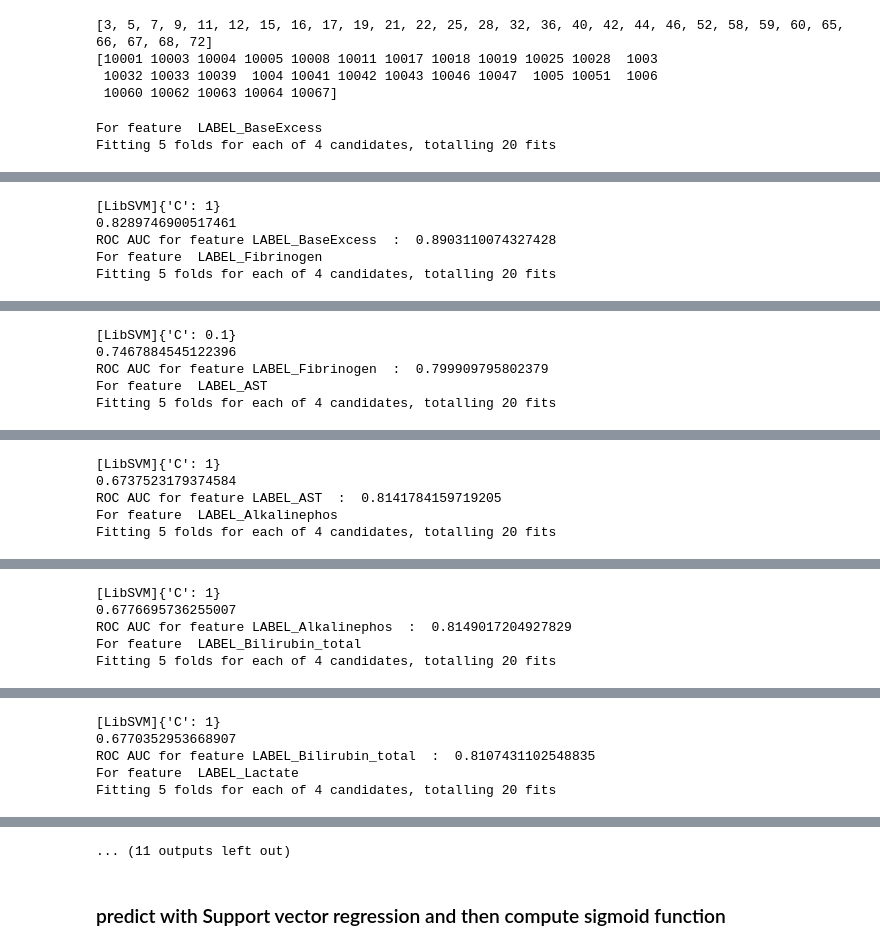
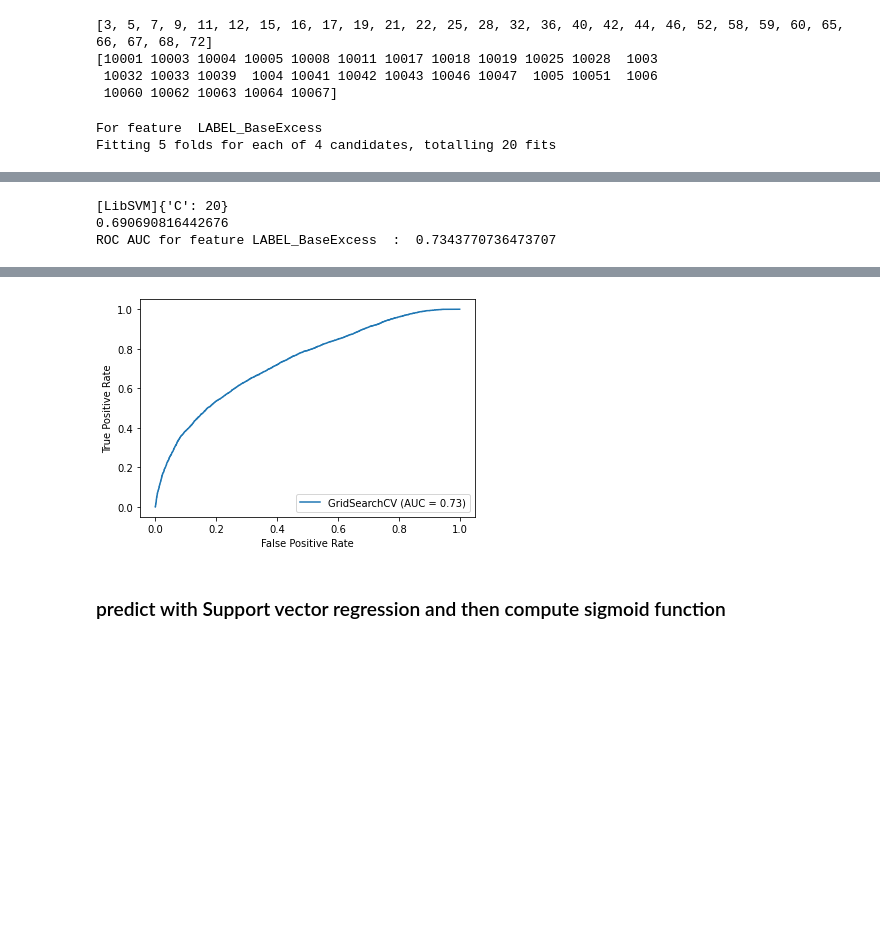
Before and after one commit to Ahmadrezauf/IntroToML, a Jupyter notebook: task_2/Ldt_task2.ipynb, the cells around one changed output, grey strips where cells are left out. Drawn from its saved outputs; the diff is of its cells as text; code cells hidden in the pictures; blank space fills up the shorter version.

```diff
--- a/task_2/Ldt_task2.ipynb
+++ b/task_2/Ldt_task2.ipynb
@@ -52,7 +52,8 @@ df_test_features = pd.read_csv('test_features.csv')
 ### Sorting labels
 # %%
 df_train_labels = df_train_labels.sort_values('pid')
-df_train_features = df_train_features.sort_values(['pid', 'Time'])
+df_train_features = df_train_features.sort_values('pid')
+df_test_features = df_test_features.sort_values('pid')
 
 # Droping time
 df_train_features = df_train_features.drop('Time', axis = 1)
@@ -182,7 +204,7 @@ def aggregation_technique(dat, variables, pids, vars_classes):
                 calculated_features.append(np.nanmax(data))
             else:
                 calculated_features.append(np.nanmean(data))
-                calculated_features.append(np.nanstd(data))
+#                 calculated_features.append(np.nanstd(data))
 
         aggregated_dataframe.append(calculated_features)
 
@@ -275,5 +315,5 @@ imputer = KNNImputer(n_neighbors= 10)
 df_test_agg_imputed_features = imputer.fit_transform(df_test_agg_features)
 # %%
 # scale test data
-min_max_scaler = preprocessing.RobustScaler()
+min_max_scaler = preprocessing.StandardScaler()
 data_test_scaled = min_max_scaler.fit_transform(df_test_agg_imputed_features)
@@ -285,7 +323,7 @@ pd.DataFrame(data_test_scaled).to_csv("./Results/dat_test_scaled.csv", index = F
 # %%
 # If want to run from here:
-data_train_scaled = pd.read_csv("./Results/dat_train_scaled.csv")
-data_test_scaled = pd.read_csv("./Results/dat_test_scaled.csv")
+# data_train_scaled = pd.read_csv("./Results/dat_train_scaled.csv")
+# data_test_scaled = pd.read_csv("./Results/dat_test_scaled.csv")
 # %% [markdown]
 ## Fit a model & Predict
 # %% [markdown]
@@ -303,31 +341,38 @@ print(test_pids[1:30])
 # first for the labels that have an output [0,1]
 columns_1 = [test_pids]
 
+from sklearn.utils import resample
 
 for i in range(1, 12):
 
     # feature selection
-    transformer =  GenericUnivariateSelect(score_func= f_classif, mode ='k_best', param=50)
+    transformer =  GenericUnivariateSelect(score_func= mutual_info_classif, mode ='k_best', param=50)
     train_features = pd.DataFrame(transformer.fit_transform(data_train_scaled, df_train_labels.iloc[:,i]))
     print("For feature ", df_train_labels.columns[i])
 #     print(df_train_agg_features.columns[transformer.get_support(indices = True)])
     test_features = pd.DataFrame(transformer.transform(data_test_scaled))
 
-#     values_1 = train_features.loc[df_train_labels[df_train_labels.columns[i]] == 1]
-#     values_0 = train_features.loc[df_train_labels[df_train_labels.columns[i]] == 0]
-#     values_0 = resample(values_0, replace = False, n_samples = values_1.shape[0])
-
-#     train_features = pd.concat([values_0, values_1])
-
-#     labels = np.repeat([0,1], values_0.shape[0])
 
     #clf = BaggingClassifier(SVC(kernel = 'poly', degree = 5, class_weight = 'balanced', verbose = True, C = 10))
-    clf_w = SVC(kernel = 'rbf', class_weight = 'balanced', verbose = 2)
+    clf_w = SVC(kernel = 'rbf', class_weight = {0:1,1:50}, verbose = 2)
 
     parameters = {'C':(0.1, 1, 10, 20)}
     clf = model_selection.GridSearchCV(estimator= clf_w, param_grid = parameters, cv = 5,
                                         refit = True, scoring = 'roc_auc', verbose = 2,
                                        n_jobs=6, return_train_score = True)
+
+#     weight_multiplier = 2
+#     class_1 = df_train_labels.iloc[:,i] == 1
+#     class_0 = df_train_labels.iloc[:,i] == 0
+
+#     samples_count = int(np.sum(class_1)) * weight_multiplier
+#     X = resample(train_features.loc[class_0,:],
+#                     n_samples = samples_count, replace = False, random_state=0)
+#     data_train = pd.concat([pd.DataFrame(X), pd.DataFrame(train_features.loc[class_1,:])], axis = 0)
+#     data_label = ([0] * samples_count) + ([1] * int(samples_count / weight_multiplier))
+#     print(data_train.shape)
+#     print(len(data_label))
+
     clf.fit(train_features, df_train_labels.iloc[:,i])
 #     clf.fit(train_features, labels)
 
@@ -348,15 +393,19 @@ for i in range(1, 12):
 
 
     distance_hyperplace_train = clf.decision_function(train_features)
-    probability = np.empty(len(distance_hyperplace_train))
-    for j in range(0, len(probability)):
+    probability_train = np.empty(len(distance_hyperplace_train))
+    for j in range(0, len(probability_train)):
         if distance_hyperplace_train[j] < 0:
-            probability[j] = 1 - 1/(1 + math.exp(distance_hyperplace_train[j]))
+            probability_train[j] = 1 - 1/(1 + math.exp(distance_hyperplace_train[j]))
         else:
-            probability[j] = 1/(1 + math.exp(-distance_hyperplace_train[j]))
+            probability_train[j] = 1/(1 + math.exp(-distance_hyperplace_train[j]))
 
-    tmp = roc_auc_score(y_score= probability, y_true= df_train_labels.iloc[:,i])
+    tmp = roc_auc_score(y_score= probability_train, y_true= df_train_labels.iloc[:,i])
     print("ROC AUC for feature", list(df_train_labels)[i] , " : ", tmp)
+
+    svc_disp = plot_roc_curve(clf, train_features, df_train_labels.iloc[:,i])
+    plt.show()
+    break
 # %% [output]
 For feature  LABEL_BaseExcess
 Fitting 5 folds for each of 4 candidates, totalling 20 fits
@@ -366,5 +415,3 @@ Fitting 5 folds for each of 4 candidates, totalling 20 fits
-[LibSVM]{'C': 1}
-0.8289746900517461
-ROC AUC for feature LABEL_BaseExcess  :  0.8903110074327428
-For feature  LABEL_Fibrinogen
-Fitting 5 folds for each of 4 candidates, totalling 20 fits
+[LibSVM]{'C': 20}
+0.690690816442676
+ROC AUC for feature LABEL_BaseExcess  :  0.7343770736473707
@@ -374,5 +417,0 @@ Fitting 5 folds for each of 4 candidates, totalling 20 fits
-[LibSVM]{'C': 0.1}
-0.7467884545122396
-ROC AUC for feature LABEL_Fibrinogen  :  0.799909795802379
-For feature  LABEL_AST
-Fitting 5 folds for each of 4 candidates, totalling 20 fits
@@ -382,5 +417,0 @@ Fitting 5 folds for each of 4 candidates, totalling 20 fits
-[LibSVM]{'C': 1}
-0.6737523179374584
-ROC AUC for feature LABEL_AST  :  0.8141784159719205
-For feature  LABEL_Alkalinephos
-Fitting 5 folds for each of 4 candidates, totalling 20 fits
@@ -390,5 +417,0 @@ Fitting 5 folds for each of 4 candidates, totalling 20 fits
-[LibSVM]{'C': 1}
-0.6776695736255007
-ROC AUC for feature LABEL_Alkalinephos  :  0.8149017204927829
-For feature  LABEL_Bilirubin_total
-Fitting 5 folds for each of 4 candidates, totalling 20 fits
@@ -398,5 +417,0 @@ Fitting 5 folds for each of 4 candidates, totalling 20 fits
-[LibSVM]{'C': 1}
-0.6770352953668907
-ROC AUC for feature LABEL_Bilirubin_total  :  0.8107431102548835
-For feature  LABEL_Lactate
-Fitting 5 folds for each of 4 candidates, totalling 20 fits
@@ -406,4 +418,4 @@ Fitting 5 folds for each of 4 candidates, totalling 20 fits
-... (11 outputs left out)
+[figure, added]
 # %%
 # labels that have a real value
 columns_2 = []
```
Also changed, not shown: parts of 14 cells of this notebook, 3 other files.
